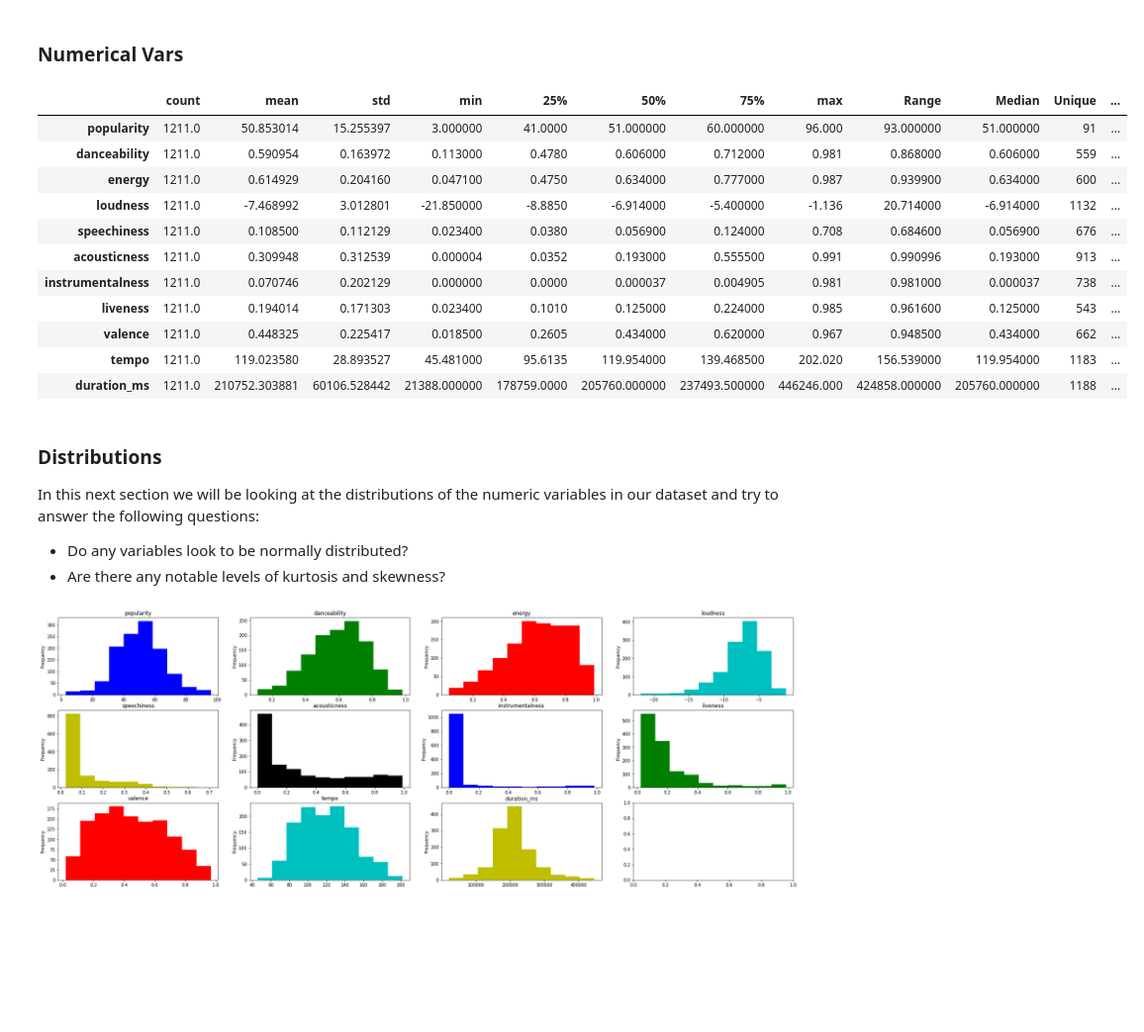
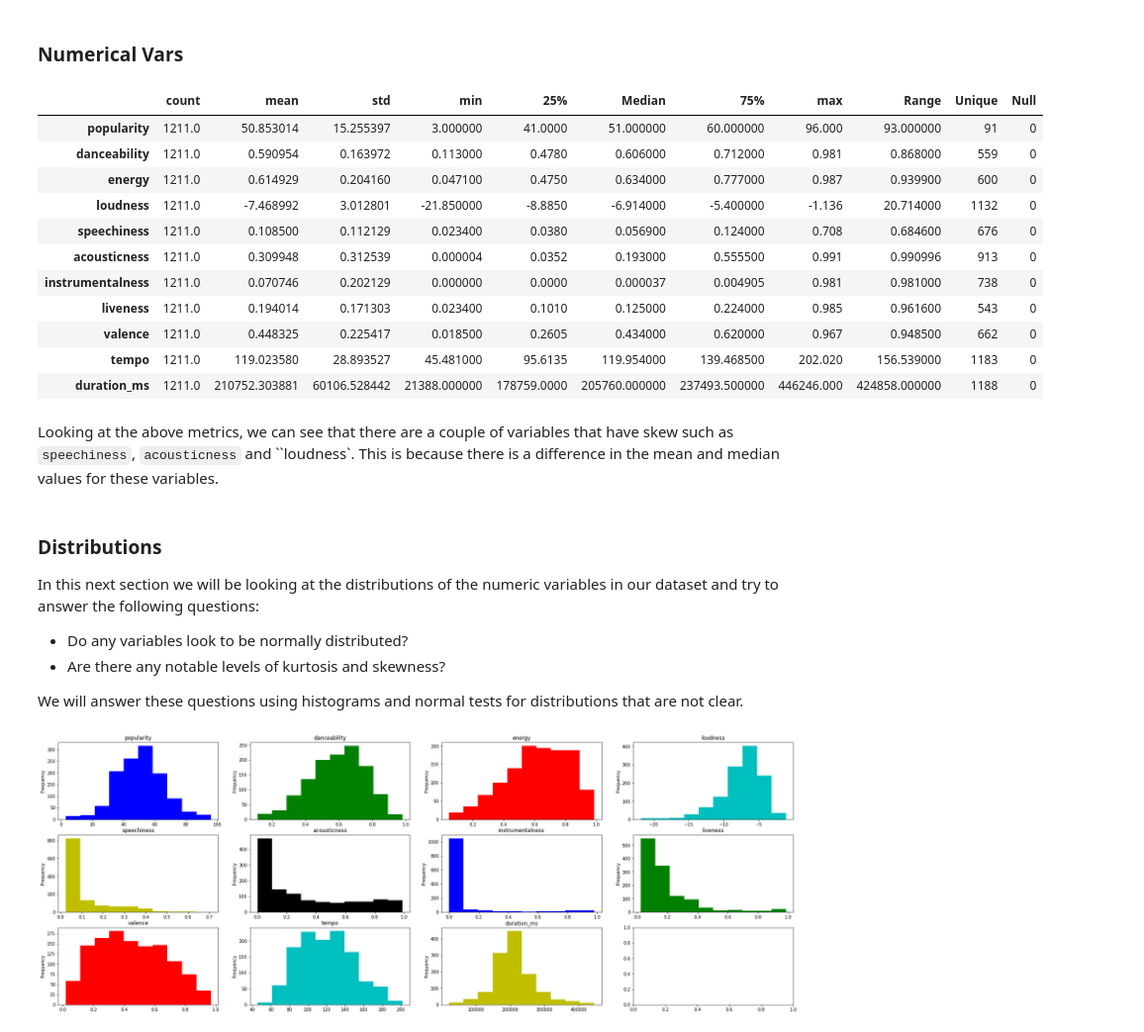
Before and after one commit to j4mes12/SDPA_Coursework, a Jupyter notebook: Part3/part3.ipynb, the cells around one changed output. Shown at 99% size. Drawn from its saved outputs; the diff is of its cells as text; code cells hidden in the pictures; blank space fills up the shorter version.

Commit message:
functions sparated. couple more comments in part3 commentary. changes reflected in readme

```diff
--- a/Part3/part3.ipynb
+++ b/Part3/part3.ipynb
@@ -578,35 +465,41 @@ data vars: 16
 # %%
 numeric_df = data[numerical_features]
 
 # Calculate summary metrics for each numerical feature
 numeric_summary = numeric_df.describe().T
 
 # Add additional metrics to summary
 numeric_summary['Range'] = numeric_summary['max'] - numeric_summary['min']
-numeric_summary['Median'] = numeric_df.median()
 numeric_summary['Unique'] = numeric_df.nunique()
 numeric_summary['Null'] = numeric_df.isnull().sum()
 
+# Rename 50% column to the median
+numeric_summary.rename(columns = {'50%' : 'Median'}, inplace = True)
+
 numeric_summary
 # %% [output]
-|  | count | mean | std | min | 25% | 50% | 75% | max | Range | Median | Unique | ... |
-| popularity | 1211.0 | 50.853014 | 15.255397 | 3.000000 | 41.0000 | 51.000000 | 60.000000 | 96.000 | 93.000000 | 51.000000 | 91 | ... |
-| danceability | 1211.0 | 0.590954 | 0.163972 | 0.113000 | 0.4780 | 0.606000 | 0.712000 | 0.981 | 0.868000 | 0.606000 | 559 | ... |
-| energy | 1211.0 | 0.614929 | 0.204160 | 0.047100 | 0.4750 | 0.634000 | 0.777000 | 0.987 | 0.939900 | 0.634000 | 600 | ... |
-| loudness | 1211.0 | -7.468992 | 3.012801 | -21.850000 | -8.8850 | -6.914000 | -5.400000 | -1.136 | 20.714000 | -6.914000 | 1132 | ... |
-| speechiness | 1211.0 | 0.108500 | 0.112129 | 0.023400 | 0.0380 | 0.056900 | 0.124000 | 0.708 | 0.684600 | 0.056900 | 676 | ... |
-| acousticness | 1211.0 | 0.309948 | 0.312539 | 0.000004 | 0.0352 | 0.193000 | 0.555500 | 0.991 | 0.990996 | 0.193000 | 913 | ... |
-| instrumentalness | 1211.0 | 0.070746 | 0.202129 | 0.000000 | 0.0000 | 0.000037 | 0.004905 | 0.981 | 0.981000 | 0.000037 | 738 | ... |
-| liveness | 1211.0 | 0.194014 | 0.171303 | 0.023400 | 0.1010 | 0.125000 | 0.224000 | 0.985 | 0.961600 | 0.125000 | 543 | ... |
-| valence | 1211.0 | 0.448325 | 0.225417 | 0.018500 | 0.2605 | 0.434000 | 0.620000 | 0.967 | 0.948500 | 0.434000 | 662 | ... |
-| tempo | 1211.0 | 119.023580 | 28.893527 | 45.481000 | 95.6135 | 119.954000 | 139.468500 | 202.020 | 156.539000 | 119.954000 | 1183 | ... |
-| duration_ms | 1211.0 | 210752.303881 | 60106.528442 | 21388.000000 | 178759.0000 | 205760.000000 | 237493.500000 | 446246.000 | 424858.000000 | 205760.000000 | 1188 | ... |
+|  | count | mean | std | min | 25% | Median | 75% | max | Range | Unique | Null |
+| popularity | 1211.0 | 50.853014 | 15.255397 | 3.000000 | 41.0000 | 51.000000 | 60.000000 | 96.000 | 93.000000 | 91 | 0 |
+| danceability | 1211.0 | 0.590954 | 0.163972 | 0.113000 | 0.4780 | 0.606000 | 0.712000 | 0.981 | 0.868000 | 559 | 0 |
+| energy | 1211.0 | 0.614929 | 0.204160 | 0.047100 | 0.4750 | 0.634000 | 0.777000 | 0.987 | 0.939900 | 600 | 0 |
+| loudness | 1211.0 | -7.468992 | 3.012801 | -21.850000 | -8.8850 | -6.914000 | -5.400000 | -1.136 | 20.714000 | 1132 | 0 |
+| speechiness | 1211.0 | 0.108500 | 0.112129 | 0.023400 | 0.0380 | 0.056900 | 0.124000 | 0.708 | 0.684600 | 676 | 0 |
+| acousticness | 1211.0 | 0.309948 | 0.312539 | 0.000004 | 0.0352 | 0.193000 | 0.555500 | 0.991 | 0.990996 | 913 | 0 |
+| instrumentalness | 1211.0 | 0.070746 | 0.202129 | 0.000000 | 0.0000 | 0.000037 | 0.004905 | 0.981 | 0.981000 | 738 | 0 |
+| liveness | 1211.0 | 0.194014 | 0.171303 | 0.023400 | 0.1010 | 0.125000 | 0.224000 | 0.985 | 0.961600 | 543 | 0 |
+| valence | 1211.0 | 0.448325 | 0.225417 | 0.018500 | 0.2605 | 0.434000 | 0.620000 | 0.967 | 0.948500 | 662 | 0 |
+| tempo | 1211.0 | 119.023580 | 28.893527 | 45.481000 | 95.6135 | 119.954000 | 139.468500 | 202.020 | 156.539000 | 1183 | 0 |
+| duration_ms | 1211.0 | 210752.303881 | 60106.528442 | 21388.000000 | 178759.0000 | 205760.000000 | 237493.500000 | 446246.000 | 424858.000000 | 1188 | 0 |
+# %% [markdown]
+Looking at the above metrics, we can see that there are a couple of variables that have skew such as `speechiness`, `acousticness` and ``loudness`. This is because there is a difference in the mean and median values for these variables.
 # %% [markdown]
 ### Distributions
 
 In this next section we will be looking at the distributions of the numeric variables in our dataset and try to answer the following questions:
 - Do any variables look to be normally distributed?
 - Are there any notable levels of kurtosis and skewness?
+
+We will answer these questions using histograms and normal tests for distributions that are not clear.
 # %%
 # Create subplots to display the plots nicely
 fig, ax = plt.subplots(
```
Also changed, not shown: parts of 25 cells of this notebook, 2 other files.
